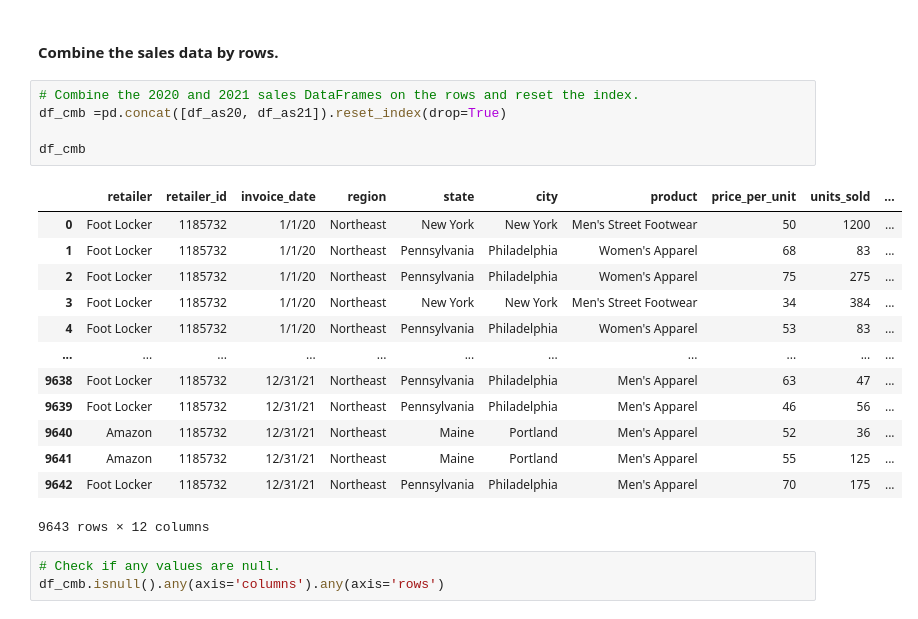
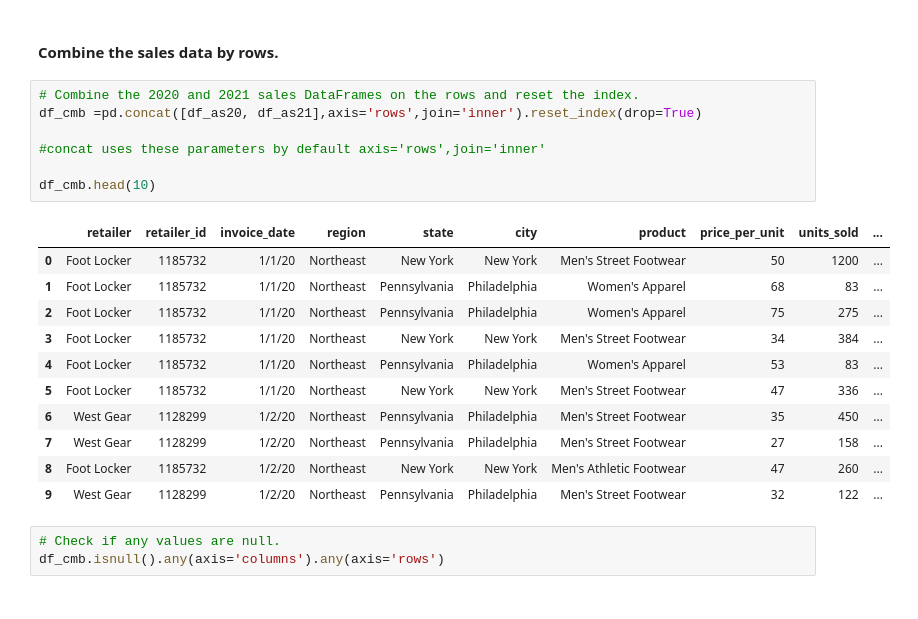
Before and after one commit to KArawattigi/athletic_sales_analysis, a Jupyter notebook: athletic_sales_analysis_starter_code.ipynb, the cells around one changed output. Drawn from its saved outputs; the diff is of its cells as text.

```diff
--- a/athletic_sales_analysis_starter_code.ipynb
+++ b/athletic_sales_analysis_starter_code.ipynb
@@ -69,23 +69,23 @@ dtype: object
 #### Combine the sales data by rows.
 # %%
 # Combine the 2020 and 2021 sales DataFrames on the rows and reset the index.
-df_cmb =pd.concat([df_as20, df_as21]).reset_index(drop=True)
+df_cmb =pd.concat([df_as20, df_as21],axis='rows',join='inner').reset_index(drop=True)
 
-df_cmb
+#concat uses these parameters by default axis='rows',join='inner'
+
+df_cmb.head(10)
 # %% [output]
 |  | retailer | retailer_id | invoice_date | region | state | city | product | price_per_unit | units_sold | ... |
 | 0 | Foot Locker | 1185732 | 1/1/20 | Northeast | New York | New York | Men's Street Footwear | 50 | 1200 | ... |
 | 1 | Foot Locker | 1185732 | 1/1/20 | Northeast | Pennsylvania | Philadelphia | Women's Apparel | 68 | 83 | ... |
 | 2 | Foot Locker | 1185732 | 1/1/20 | Northeast | Pennsylvania | Philadelphia | Women's Apparel | 75 | 275 | ... |
 | 3 | Foot Locker | 1185732 | 1/1/20 | Northeast | New York | New York | Men's Street Footwear | 34 | 384 | ... |
 | 4 | Foot Locker | 1185732 | 1/1/20 | Northeast | Pennsylvania | Philadelphia | Women's Apparel | 53 | 83 | ... |
-| ... | ... | ... | ... | ... | ... | ... | ... | ... | ... | ... |
-| 9638 | Foot Locker | 1185732 | 12/31/21 | Northeast | Pennsylvania | Philadelphia | Men's Apparel | 63 | 47 | ... |
-| 9639 | Foot Locker | 1185732 | 12/31/21 | Northeast | Pennsylvania | Philadelphia | Men's Apparel | 46 | 56 | ... |
-| 9640 | Amazon | 1185732 | 12/31/21 | Northeast | Maine | Portland | Men's Apparel | 52 | 36 | ... |
-| 9641 | Amazon | 1185732 | 12/31/21 | Northeast | Maine | Portland | Men's Apparel | 55 | 125 | ... |
-| 9642 | Foot Locker | 1185732 | 12/31/21 | Northeast | Pennsylvania | Philadelphia | Men's Apparel | 70 | 175 | ... |
+| 5 | Foot Locker | 1185732 | 1/1/20 | Northeast | New York | New York | Men's Street Footwear | 47 | 336 | ... |
+| 6 | West Gear | 1128299 | 1/2/20 | Northeast | Pennsylvania | Philadelphia | Men's Street Footwear | 35 | 450 | ... |
+| 7 | West Gear | 1128299 | 1/2/20 | Northeast | Pennsylvania | Philadelphia | Men's Street Footwear | 27 | 158 | ... |
+| 8 | Foot Locker | 1185732 | 1/2/20 | Northeast | New York | New York | Men's Athletic Footwear | 47 | 260 | ... |
+| 9 | West Gear | 1128299 | 1/2/20 | Northeast | Pennsylvania | Philadelphia | Men's Street Footwear | 32 | 122 | ... |
-9643 rows × 12 columns
 # %%
 # Check if any values are null.
 df_cmb.isnull().any(axis='columns').any(axis='rows')
```
Also changed, not shown: parts of 1 cell of this notebook.
